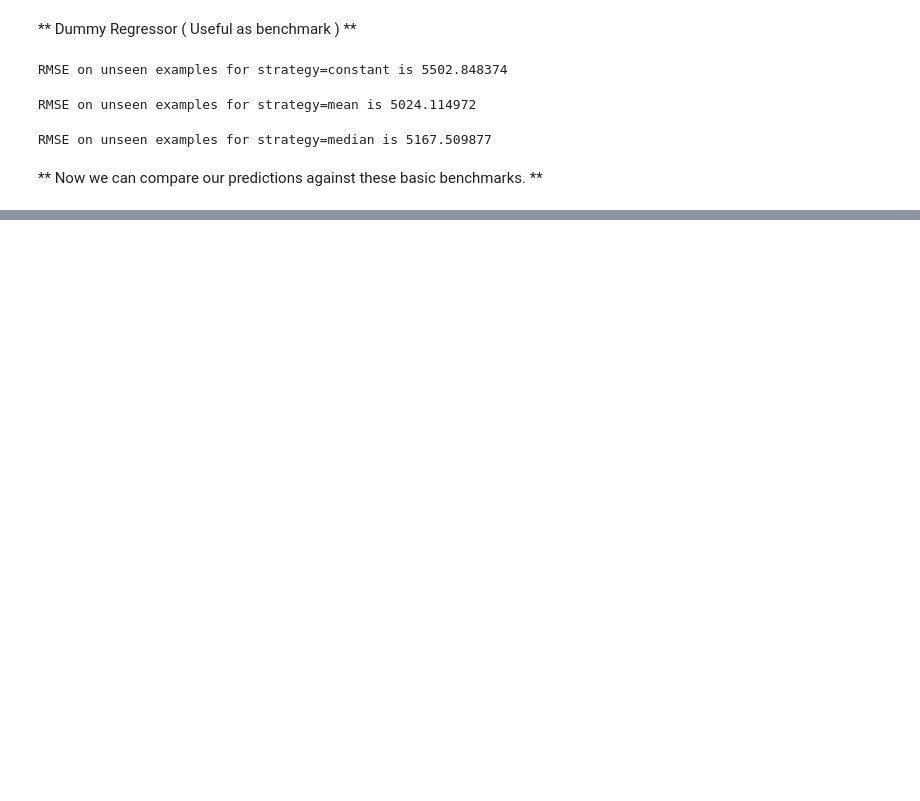
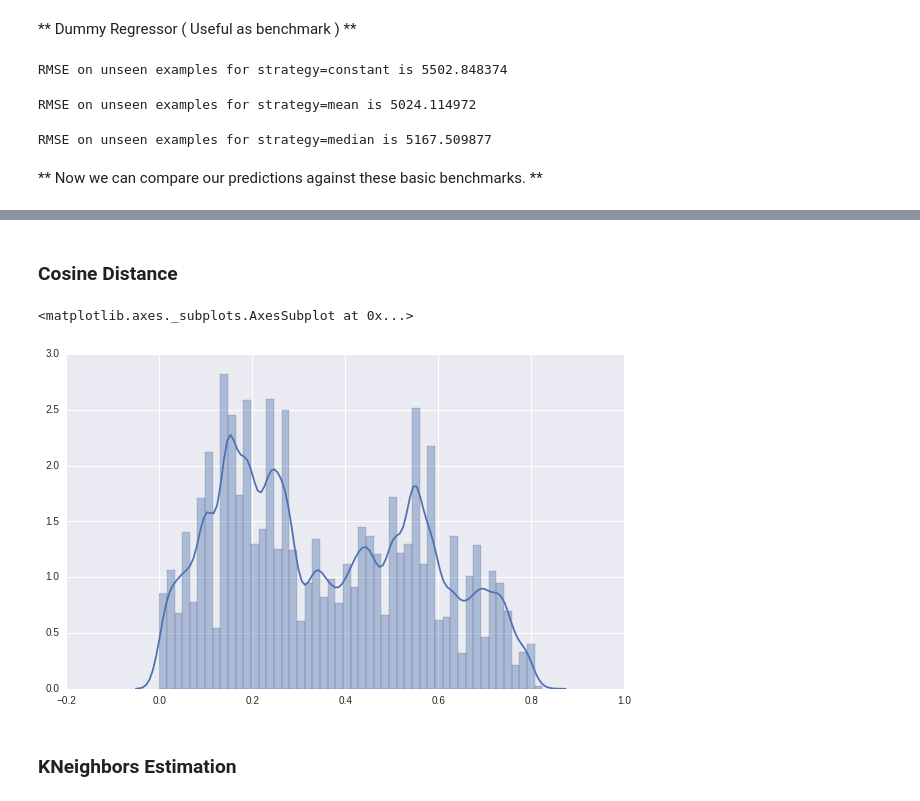
Before and after one commit to numb3r33/Black_Friday, a Jupyter notebook: notebooks/Black_Friday_Similarity_Based_Classifiers.ipynb, the cells around one changed output, grey strips where cells are left out. Cells and saved outputs as stored; diff of their text form; code cells hidden in the pictures; blank space fills up the shorter version.

```diff
--- a/notebooks/Black_Friday_Similarity_Based_Classifiers.ipynb
+++ b/notebooks/Black_Friday_Similarity_Based_Classifiers.ipynb
@@ -366,0 +204,11 @@ RMSE on the unseen examples: 3267.355590
+# %% [markdown]
+### Cosine Distance
+# %%
+plt.figure(figsize=(10, 6))
+cosine_dists = [cosine(x, X_example) for x in X_train[features].values]
+sns.distplot(cosine_dists)
+# %% [output]
+<matplotlib.axes._subplots.AxesSubplot at 0x...>
+[figure, added]
+# %% [markdown]
+### KNeighbors Estimation
```
Also changed, not shown: parts of 64 cells of this notebook, 1 other file.
